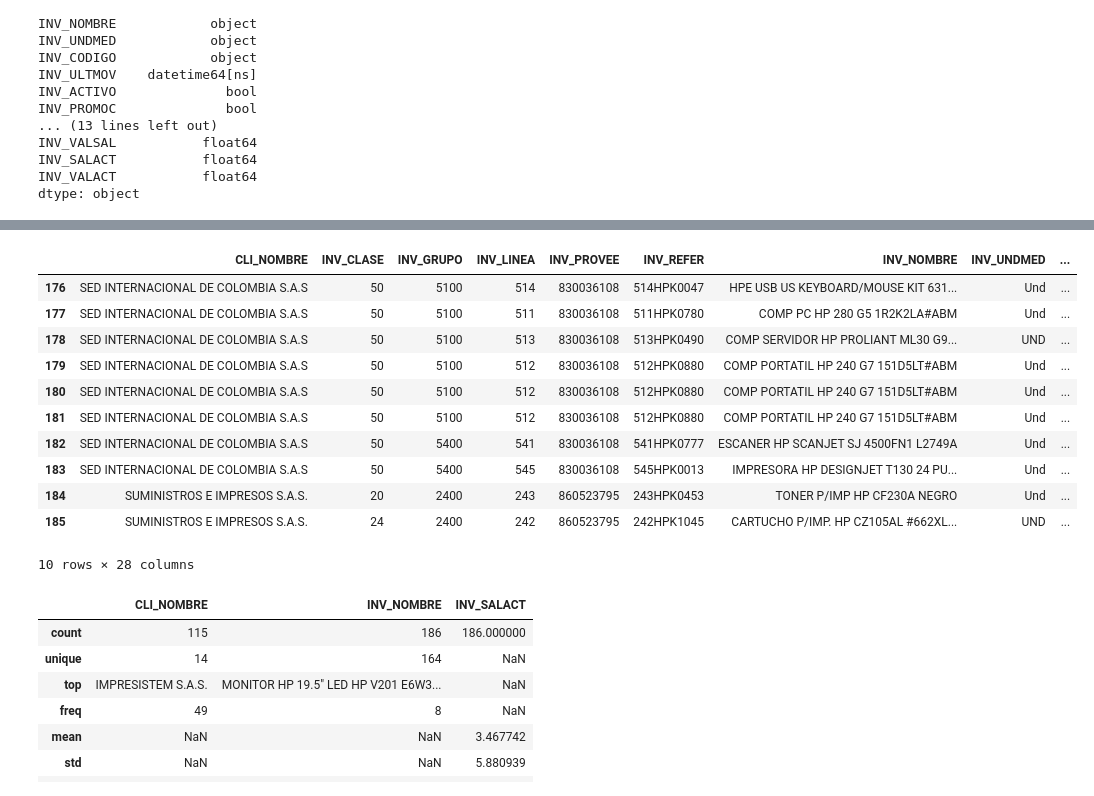
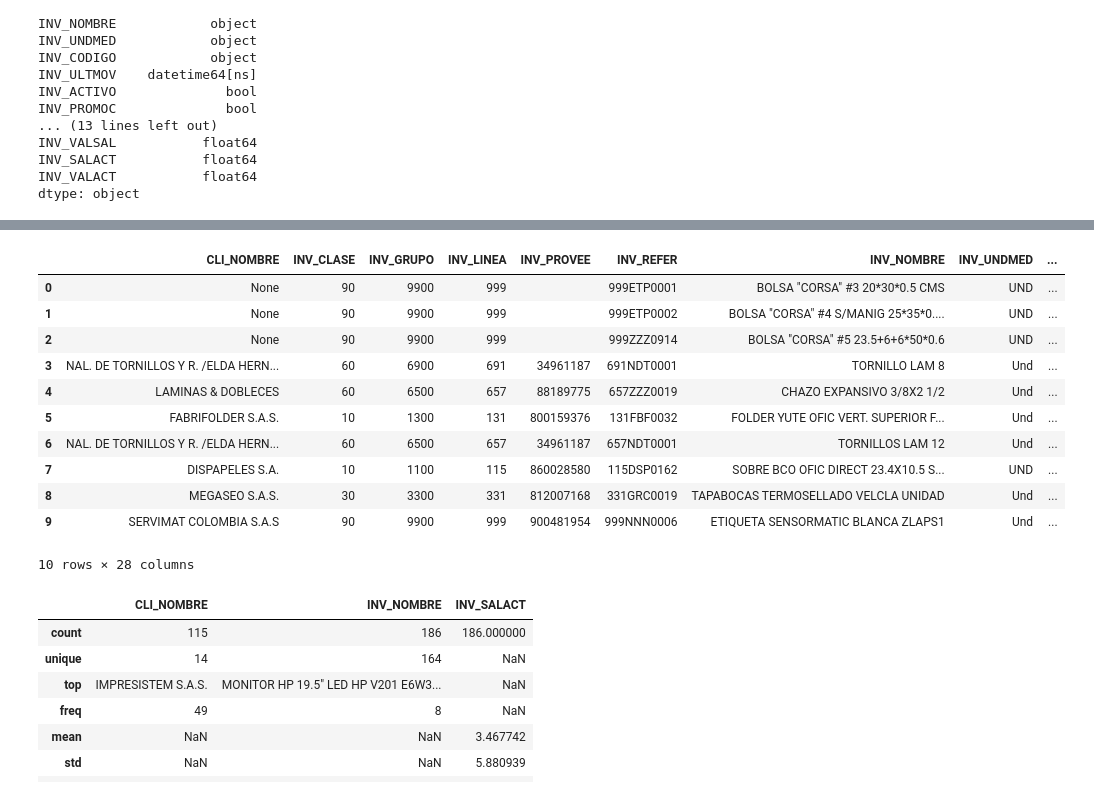
Before and after one commit to jorgeguevarab/pythonpro, a Jupyter notebook: Fomplus Connection.ipynb, the cells around one changed output, grey strips where cells are left out. Drawn from its saved outputs; the diff is of its cells as text; code cells hidden in the pictures.

```diff
--- a/Fomplus Connection.ipynb
+++ b/Fomplus Connection.ipynb
@@ -53,17 +59,17 @@ df.describe(include="all")
 # %%
-df.tail(10)
+df.head(10)
 # %% [output]
 |  | CLI_NOMBRE | INV_CLASE | INV_GRUPO | INV_LINEA | INV_PROVEE | INV_REFER | INV_NOMBRE | INV_UNDMED | ... |
-| 176 | SED INTERNACIONAL DE COLOMBIA S.A.S | 50 | 5100 | 514 | 830036108 | 514HPK0047 | HPE USB US KEYBOARD/MOUSE KIT 631... | Und | ... |
-| 177 | SED INTERNACIONAL DE COLOMBIA S.A.S | 50 | 5100 | 511 | 830036108 | 511HPK0780 | COMP PC HP 280 G5 1R2K2LA#ABM | Und | ... |
-| 178 | SED INTERNACIONAL DE COLOMBIA S.A.S | 50 | 5100 | 513 | 830036108 | 513HPK0490 | COMP SERVIDOR HP PROLIANT ML30 G9... | UND | ... |
-| 179 | SED INTERNACIONAL DE COLOMBIA S.A.S | 50 | 5100 | 512 | 830036108 | 512HPK0880 | COMP PORTATIL HP 240 G7 151D5LT#ABM | Und | ... |
-| 180 | SED INTERNACIONAL DE COLOMBIA S.A.S | 50 | 5100 | 512 | 830036108 | 512HPK0880 | COMP PORTATIL HP 240 G7 151D5LT#ABM | Und | ... |
-| 181 | SED INTERNACIONAL DE COLOMBIA S.A.S | 50 | 5100 | 512 | 830036108 | 512HPK0880 | COMP PORTATIL HP 240 G7 151D5LT#ABM | Und | ... |
-| 182 | SED INTERNACIONAL DE COLOMBIA S.A.S | 50 | 5400 | 541 | 830036108 | 541HPK0777 | ESCANER HP SCANJET SJ 4500FN1 L2749A | Und | ... |
-| 183 | SED INTERNACIONAL DE COLOMBIA S.A.S | 50 | 5400 | 545 | 830036108 | 545HPK0013 | IMPRESORA HP DESIGNJET T130 24 PU... | Und | ... |
-| 184 | SUMINISTROS E IMPRESOS S.A.S. | 20 | 2400 | 243 | 860523795 | 243HPK0453 | TONER P/IMP HP CF230A NEGRO | Und | ... |
-| 185 | SUMINISTROS E IMPRESOS S.A.S. | 24 | 2400 | 242 | 860523795 | 242HPK1045 | CARTUCHO P/IMP. HP CZ105AL #662XL... | UND | ... |
+| 0 | None | 90 | 9900 | 999 |  | 999ETP0001 | BOLSA "CORSA" #3 20*30*0.5 CMS | UND | ... |
+| 1 | None | 90 | 9900 | 999 |  | 999ETP0002 | BOLSA "CORSA" #4 S/MANIG 25*35*0.... | UND | ... |
+| 2 | None | 90 | 9900 | 999 |  | 999ZZZ0914 | BOLSA "CORSA" #5 23.5+6+6*50*0.6 | UND | ... |
+| 3 | NAL. DE TORNILLOS Y R. /ELDA HERN... | 60 | 6900 | 691 | 34961187 | 691NDT0001 | TORNILLO LAM 8 | Und | ... |
+| 4 | LAMINAS & DOBLECES | 60 | 6500 | 657 | 88189775 | 657ZZZ0019 | CHAZO EXPANSIVO 3/8X2 1/2 | Und | ... |
+| 5 | FABRIFOLDER S.A.S. | 10 | 1300 | 131 | 800159376 | 131FBF0032 | FOLDER YUTE OFIC VERT. SUPERIOR F... | Und | ... |
+| 6 | NAL. DE TORNILLOS Y R. /ELDA HERN... | 60 | 6500 | 657 | 34961187 | 657NDT0001 | TORNILLOS LAM 12 | Und | ... |
+| 7 | DISPAPELES S.A. | 10 | 1100 | 115 | 860028580 | 115DSP0162 | SOBRE BCO OFIC DIRECT 23.4X10.5 S... | UND | ... |
+| 8 | MEGASEO S.A.S. | 30 | 3300 | 331 | 812007168 | 331GRC0019 | TAPABOCAS TERMOSELLADO VELCLA UNIDAD | Und | ... |
+| 9 | SERVIMAT COLOMBIA S.A.S | 90 | 9900 | 999 | 900481954 | 999NNN0006 | ETIQUETA SENSORMATIC BLANCA ZLAPS1 | Und | ... |
 10 rows × 28 columns
 # %%
 
```
Also changed, not shown: parts of 1 cell of this notebook, 4 other files.
